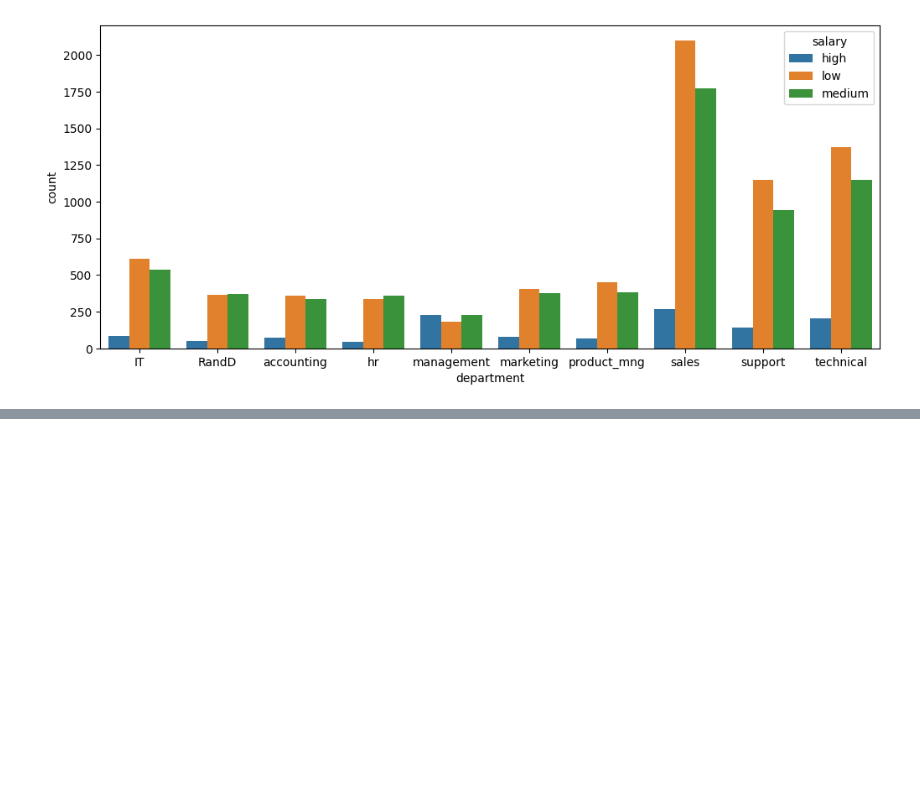
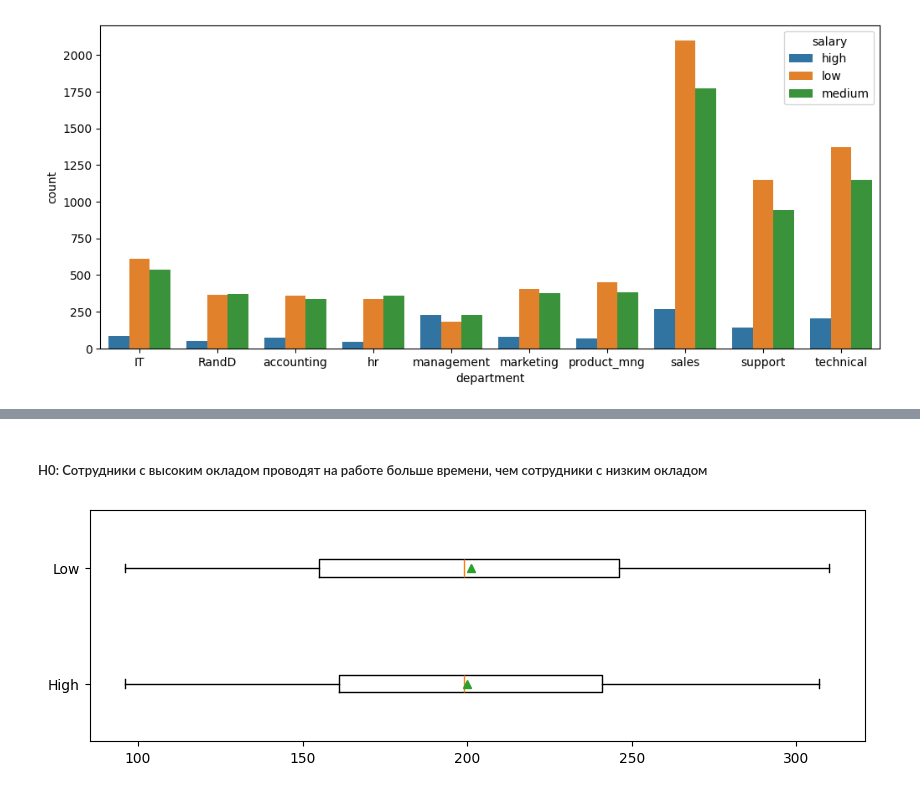
Before and after one commit to archimage-wiz/DS_PythonStat_Hw_Final, a Jupyter notebook: Hw_.ipynb, the cells around one changed output, grey strips where cells are left out. Drawn from its saved outputs; the diff is of its cells as text; code cells hidden in the pictures; blank space fills up the shorter version.

```diff
--- a/Hw_.ipynb
+++ b/Hw_.ipynb
@@ -153,0 +171,11 @@ plt.show()
+# %% [markdown]
+##### H0: Сотрудники с высоким окладом проводят на работе больше времени, чем сотрудники с низким окладом
+# %%
+df_high_salary = df[df['salary'] == 'high']['average_montly_hours']
+df_low_salary = df[df['salary'] == 'low']['average_montly_hours']
+
+plt.figure(figsize=(10, 3))
+plt.boxplot([df_high_salary, df_low_salary], showmeans=True, vert=False, labels=["High", "Low"])
+plt.show()
+# %% [output]
+[figure, added]
```
Also changed, not shown: parts of 19 cells of this notebook.
